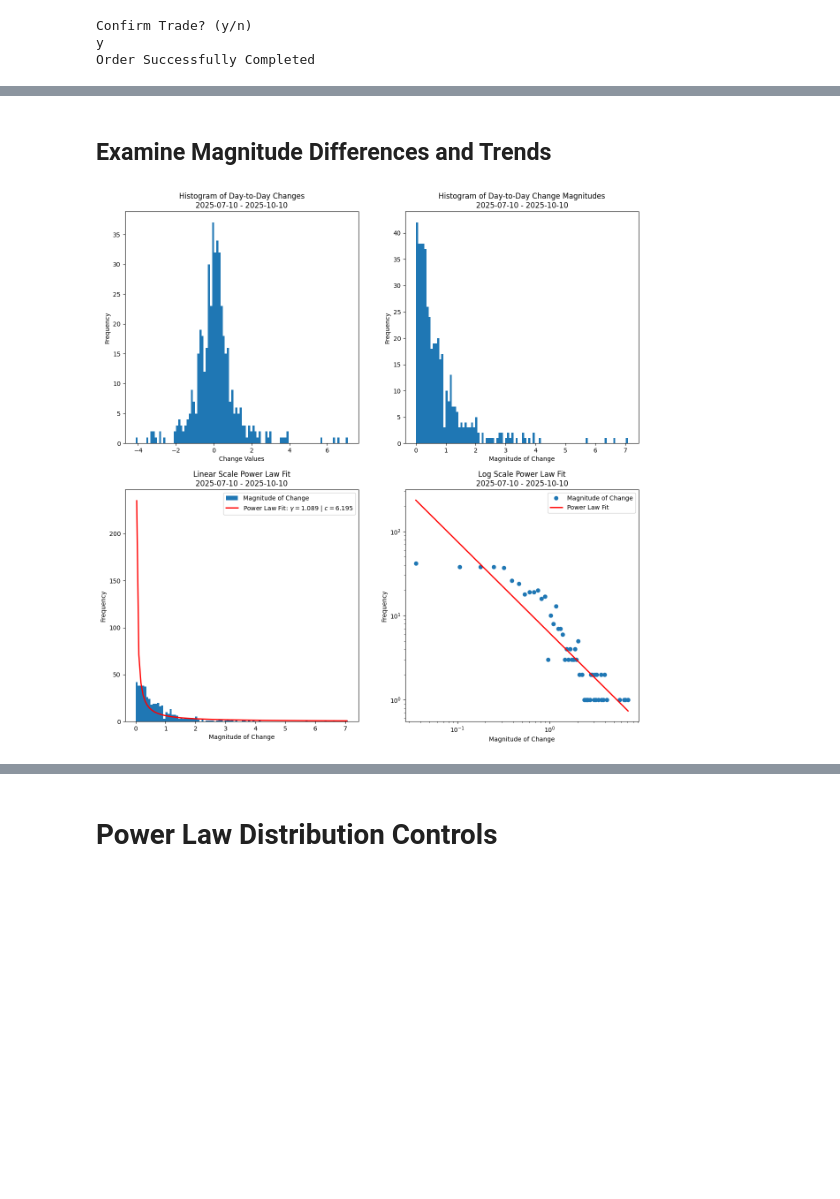
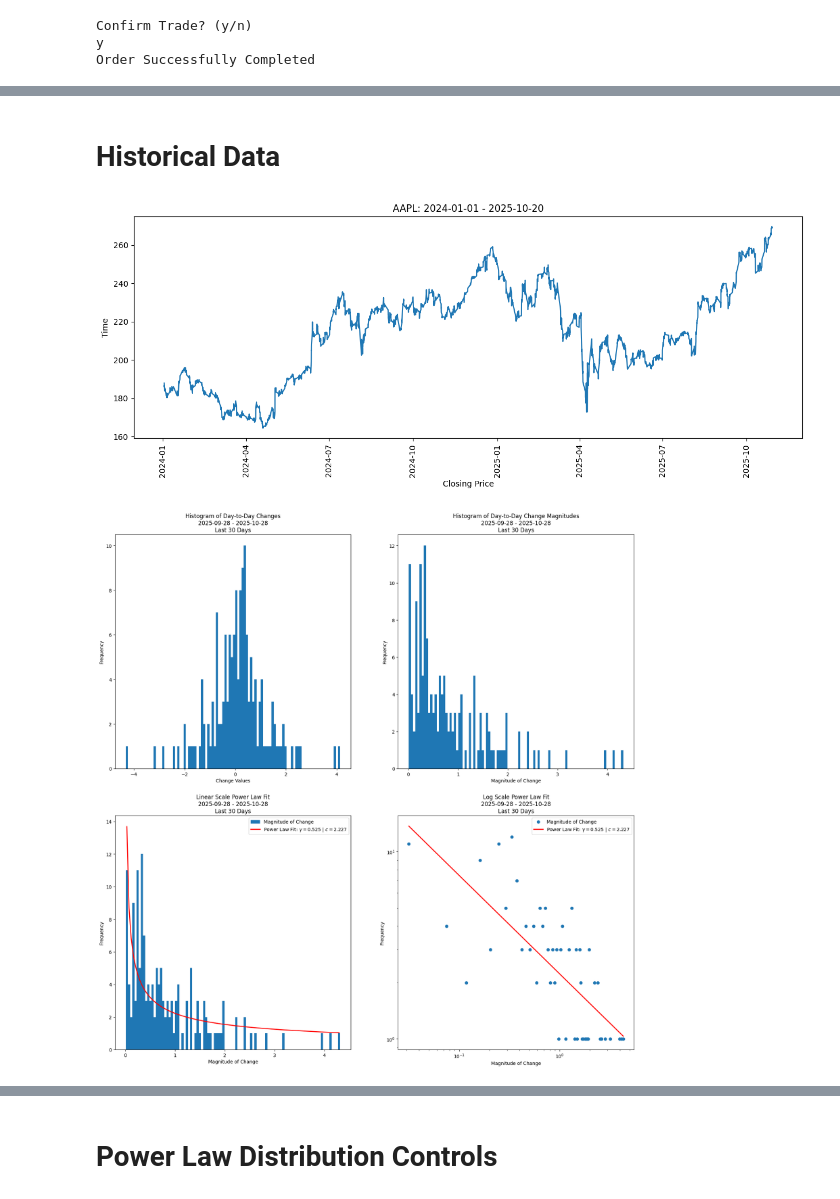
Before and after one commit to Omairss/spectral_nature, a Jupyter notebook: notebooks/alpaca_playbook.ipynb, the cells around one changed output, grey strips where cells are left out. Drawn from its saved outputs; the diff is of its cells as text; code cells hidden in the pictures; blank space fills up the shorter version.

Commit message:
Power law updates

```diff
--- a/notebooks/alpaca_playbook.ipynb
+++ b/notebooks/alpaca_playbook.ipynb
@@ -187,65 +139,11 @@ plt.show()
-# %% [markdown]
-## Examine Magnitude Differences and Trends
-# %%
-filter_start_date = '2025-07-10'
-filter_end_date = '2025-10-10'
-
-fig, axs = plt.subplots(2, 2, figsize=(15, 15))
-
-axs[0][0].set_title(f'Histogram of Day-to-Day Changes\n{filter_start_date} - {filter_end_date}')
-
-filter_start_date_ = pd.to_datetime(filter_start_date, utc = True)
-filter_end_date_ = pd.to_datetime(filter_end_date, utc = True)
-indices = np.where((t >= filter_start_date_) & (t <= filter_end_date_))
-
-bins = axs[0][0].hist(c[indices][1:] - c[indices][:-1], bins = 100)
-axs[0][0].set_xlabel('Change Values')
-axs[0][0].set_ylabel('Frequency')
-
-axs[0][1].set_title(f'Histogram of Day-to-Day Change Magnitudes\n{filter_start_date} - {filter_end_date}')
-bins = axs[0][1].hist(np.abs(c[indices][1:] - c[indices][:-1]), bins = 100)
-axs[0][1].set_xlabel('Magnitude of Change')
-axs[0][1].set_ylabel('Frequency')
-
-###############################
-######## Power Law Fit ########
-###############################
-
-# Create histogram
-counts, bin_edges = np.histogram(np.abs(c[indices][1:] - c[indices][:-1]), bins = 100)
-
-# Calculate bin centers (not edges)
-bin_centers = (bin_edges[:-1] + bin_edges[1:]) / 2
-
-# Remove zero counts to avoid log(0)
-nonzero_mask = counts > 0
-x_data = bin_centers[nonzero_mask]
-y_data = counts[nonzero_mask]
-
-# Define power law in log-log space
-def power_law_log(log_x, alpha, logC):
-    return (-alpha * log_x) + logC
-
-param, _ = opt.curve_fit(f = power_law_log,
-                         xdata = np.log(x_data),
-                         ydata = np.log(y_data))
-
-alpha, logC = param
-
-axs[1][0].set_title(f'Linear Scale Power Law Fit\n{filter_start_date} - {filter_end_date}')
-axs[1][0].hist(np.abs(c[indices][1:] - c[indices][:-1]), bins = 100, label = 'Magnitude of Change')
-axs[1][0].plot(x_data, np.exp(logC) * x_data**(-alpha), 'r-', linewidth = 2, label = f'Power Law Fit: $\gamma = {alpha:.3f}\ |\ c = {np.exp(logC):.3f}$')
-axs[1][0].set_xlabel('Magnitude of Change')
-axs[1][0].set_ylabel('Frequency')
-axs[1][0].legend()
-
-axs[1][1].set_title(f'Log Scale Power Law Fit\n{filter_start_date} - {filter_end_date}')
-axs[1][1].loglog(x_data, y_data, 'o', label = 'Magnitude of Change')
-axs[1][1].loglog(x_data, np.exp(logC) * x_data ** (-alpha), 'r-', linewidth = 2, label = 'Power Law Fit')
-axs[1][1].set_xlabel('Magnitude of Change')
-axs[1][1].set_ylabel('Frequency')
-axs[1][1].legend()
-
-plt.show()
-# %% [output]
-[figure, removed]
+# %% [markdown]
+# Historical Data
+# %%
+get_historical_magnitude_plots(symbol = 'AAPL',
+                                timeframe = '1H',
+                                historical_start_date = '2024-01-01',
+                                historical_end_date = 'now',
+                                day_offsets = [30, 60, 90, 180])
+# %% [output]
+[figure, added]
+[figure, added]
```
Also changed, not shown: parts of 13 cells of this notebook, 2 other files.
